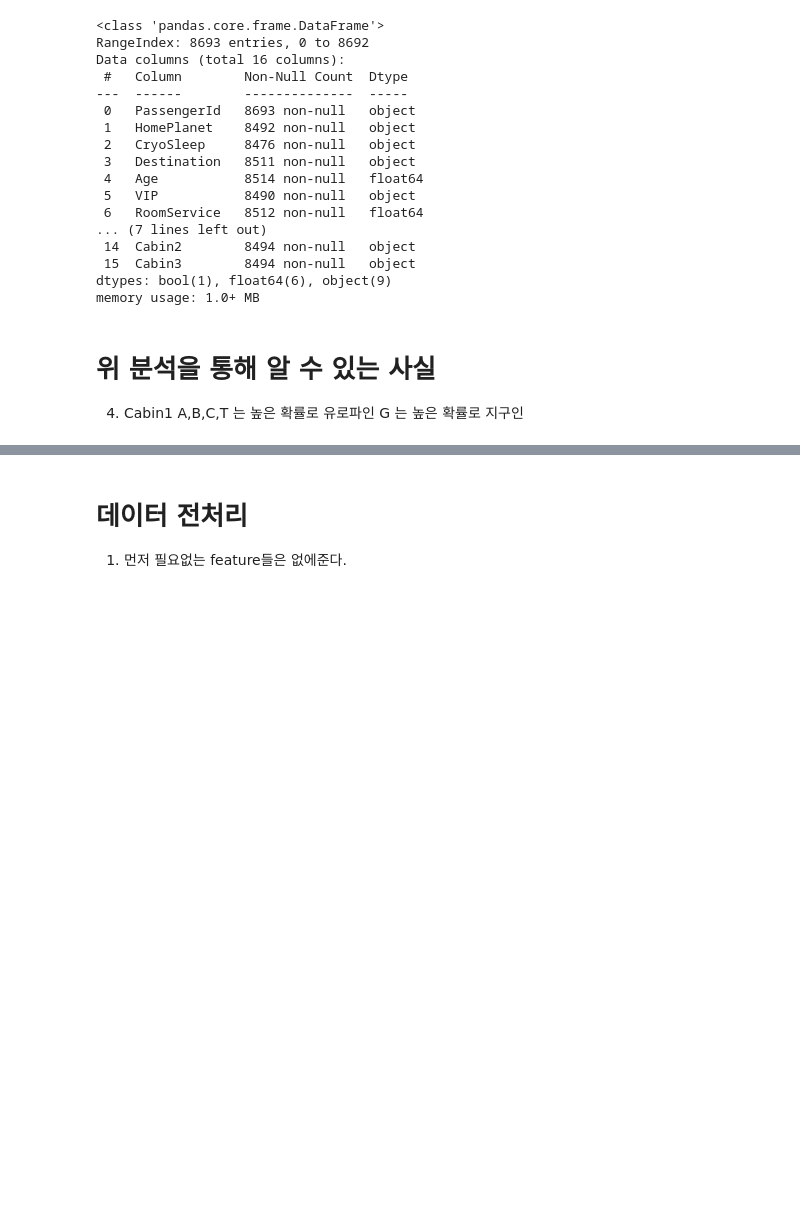
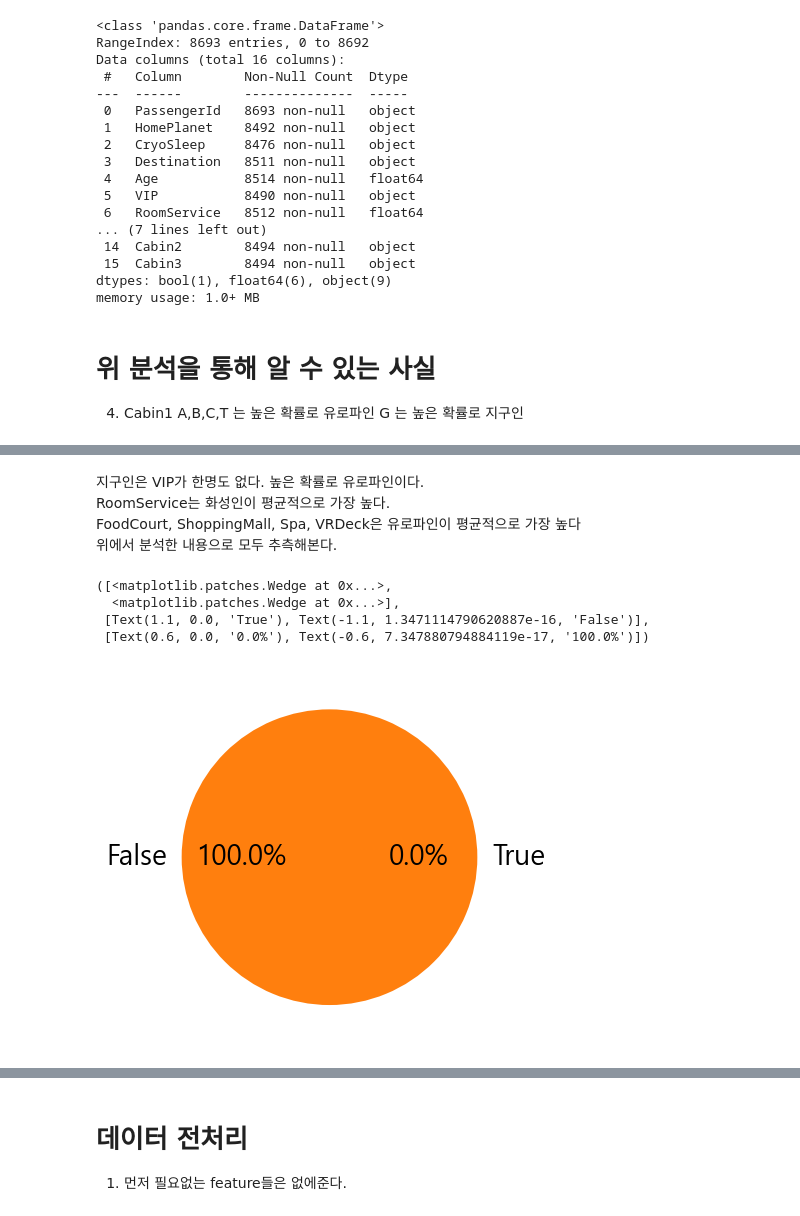
Before and after one commit to SHINDongHyeo/Kaggle, a Jupyter notebook: spaceship-titanic/first_try.ipynb, the cells around one changed output, grey strips where cells are left out. Drawn from its saved outputs; the diff is of its cells as text; code cells hidden in the pictures; blank space fills up the shorter version.

```diff
--- a/spaceship-titanic/first_try.ipynb
+++ b/spaceship-titanic/first_try.ipynb
@@ -209,5 +195,3 @@ memory usage: 1.0+ MB
 4. Cabin1
 A,B,C,T 는 높은 확률로 유로파인
 G 는 높은 확률로 지구인
-# %%
-train[(train["HomePlanet"].isnull()) & (train["Cabin1"]=="A")].loc[train["HomePlanet"]!=train["HomePlanet"], "HomePlanet"]="Europa"
@@ -279,0 +198,7 @@ Name: one, dtype: object
+# %%
+train.loc[(train["HomePlanet"].isnull()) & (train["Cabin1"]=="A"), "HomePlanet"]="Europa"
+train.loc[(train["HomePlanet"].isnull()) & (train["Cabin1"]=="B"), "HomePlanet"]="Europa"
+train.loc[(train["HomePlanet"].isnull()) & (train["Cabin1"]=="C"), "HomePlanet"]="Europa"
+train.loc[(train["HomePlanet"].isnull()) & (train["Cabin1"]=="T"), "HomePlanet"]="Europa"
+
+train.loc[(train["HomePlanet"].isnull()) & (train["Cabin1"]=="G"), "HomePlanet"]="Earth"
@@ -283,0 +243,5 @@ train.shape
+# %% [markdown]
+지구인은 VIP가 한명도 없다. 높은 확률로 유로파인이다.
+RoomService는 화성인이 평균적으로 가장 높다.
+FoodCourt, ShoppingMall, Spa, VRDeck은 유로파인이 평균적으로 가장 높다
+위에서 분석한 내용으로 모두 추측해본다.
@@ -283,0 +255,11 @@ train.shape
+# %%
+import matplotlib.pyplot as plt
+
+values = [len(train[(train["HomePlanet"]=="Earth")&(train["VIP"]==True)]), len(train[(train["HomePlanet"]=="Earth")&(train["VIP"]==False)])]
+plt.pie(values,labels=["True","False"], autopct='%.1f%%')
+# %% [output]
+([<matplotlib.patches.Wedge at 0x...>,
+  <matplotlib.patches.Wedge at 0x...>],
+ [Text(1.1, 0.0, 'True'), Text(-1.1, 1.3471114790620887e-16, 'False')],
+ [Text(0.6, 0.0, '0.0%'), Text(-0.6, 7.347880794884119e-17, '100.0%')])
+[figure, added]
```
Also changed, not shown: parts of 15 cells of this notebook.
